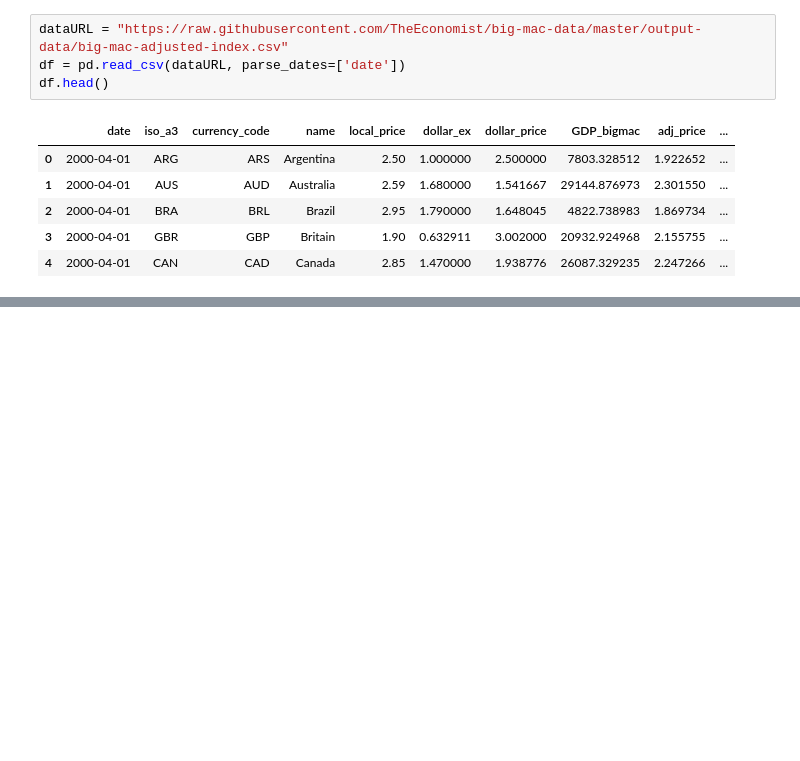
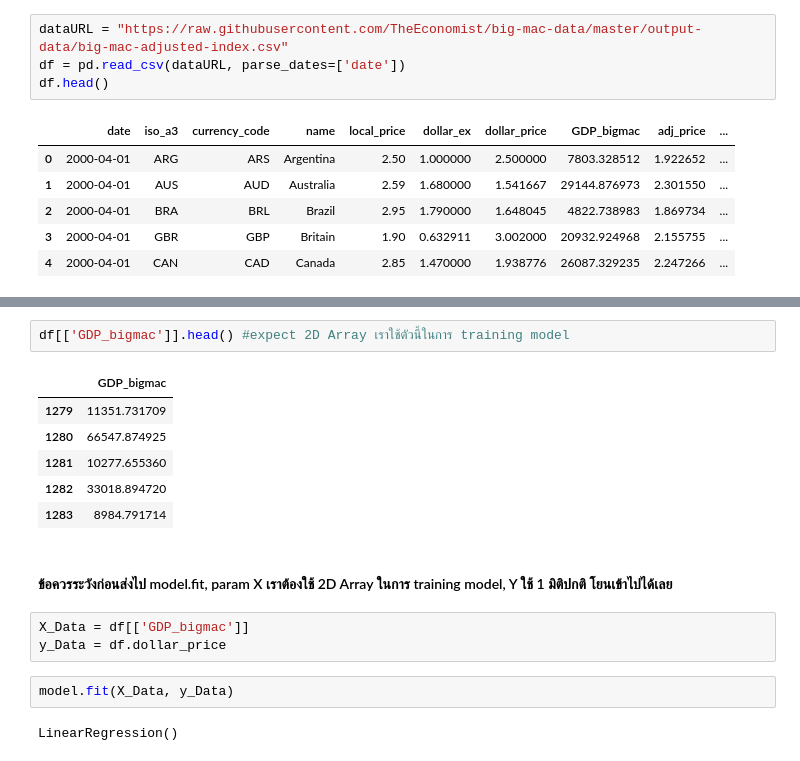
Before and after one commit to PNYWT/Python-For-Data-Science, a Jupyter notebook: Test Code/sklearn_simple_linear_regression_BigmacIndex.ipynb, the cells around one changed output, grey strips where cells are left out. Saved outputs shown, nothing was run; the diff lists cells and outputs as text; blank space fills up the shorter version.

```diff
--- a/Test Code/sklearn_simple_linear_regression_BigmacIndex.ipynb
+++ b/Test Code/sklearn_simple_linear_regression_BigmacIndex.ipynb
@@ -21,0 +81,18 @@ df.head()
+# %%
+df[['GDP_bigmac']].head() #expect 2D Array เราใช้ตัวนี้ในการ training model
+# %% [output]
+|  | GDP_bigmac |
+| 1279 | 11351.731709 |
+| 1280 | 66547.874925 |
+| 1281 | 10277.655360 |
+| 1282 | 33018.894720 |
+| 1283 | 8984.791714 |
+# %% [markdown]
+#### ข้อควรระวังก่อนส่งไป model.fit, param X เราต้องใช้ 2D Array ในการ training model, Y ใช้ 1 มิติปกติ โยนเข้าไปได้เลย
+# %%
+X_Data = df[['GDP_bigmac']]
+y_Data = df.dollar_price
+# %%
+model.fit(X_Data, y_Data)
+# %% [output]
+LinearRegression()
```
Also changed, not shown: parts of 22 cells of this notebook.
